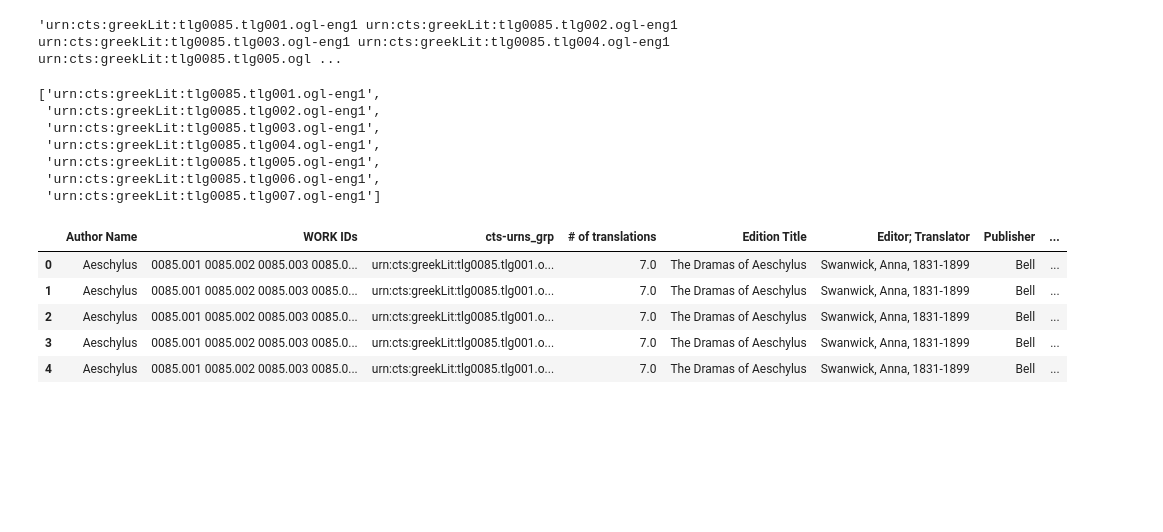
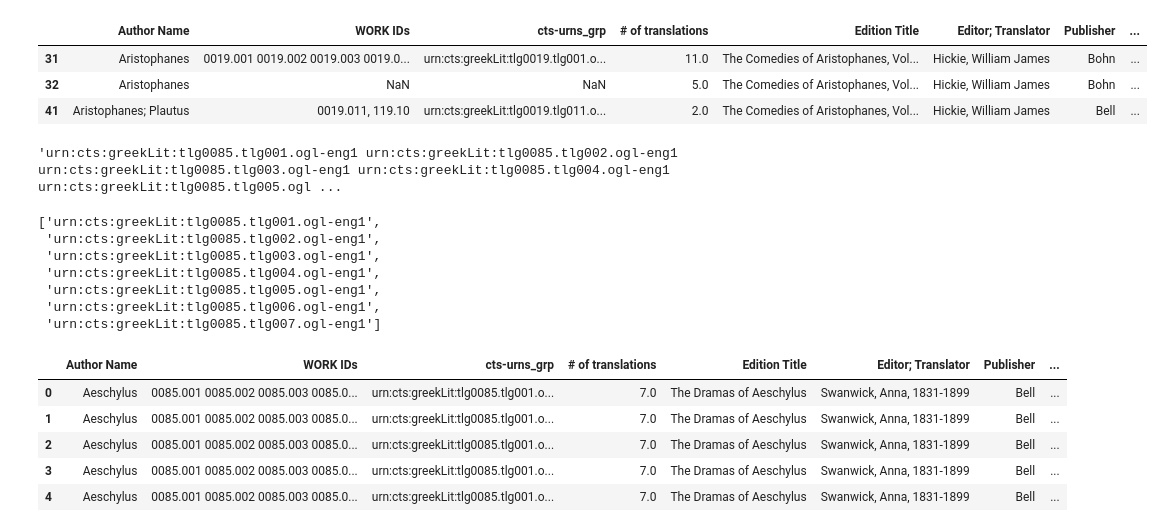
Before and after one commit to caro28/chiron, a Jupyter notebook: chironata/code/build_lookup_table.ipynb, the cells around one changed output. Cells and saved outputs as stored; diff of their text form; code cells hidden in the pictures; blank space fills up the shorter version.

```diff
--- a/chironata/code/build_lookup_table.ipynb
+++ b/chironata/code/build_lookup_table.ipynb
@@ -6,6 +6,13 @@ transl_path = "/home/craig.car/repos/chiron/align_texts_project/data/translation
 # %%
 transl_df = pd.read_csv(transl_path)
 transl_df = transl_df.rename(columns={"CTS-URN/s":"cts-urns_grp", "Original File Name/Location":"Original_File_Name", "Addiional File location/locations":"Additional_File_locations"})
+# %%
+transl_df.loc[transl_df["Editor; Translator"] == "Hickie, William James"]
+# %% [output]
+|  | Author Name | WORK IDs | cts-urns_grp | # of translations | Edition Title | Editor; Translator | Publisher | ... |
+| 31 | Aristophanes | 0019.001 0019.002 0019.003 0019.0... | urn:cts:greekLit:tlg0019.tlg001.o... | 11.0 | The Comedies of Aristophanes, Vol... | Hickie, William James | Bohn | ... |
+| 32 | Aristophanes | NaN | NaN | 5.0 | The Comedies of Aristophanes, Vol... | Hickie, William James | Bohn | ... |
+| 41 | Aristophanes; Plautus | 0019.011, 119.10 | urn:cts:greekLit:tlg0019.tlg011.o... | 2.0 | The Comedies of Aristophanes, Vol... | Hickie, William James | Bell | ... |
 # %%
 transl_df.loc[0,"cts-urns_grp"]
 # %% [output]
```
Also changed, not shown: parts of 9 cells of this notebook, 1 other file.
